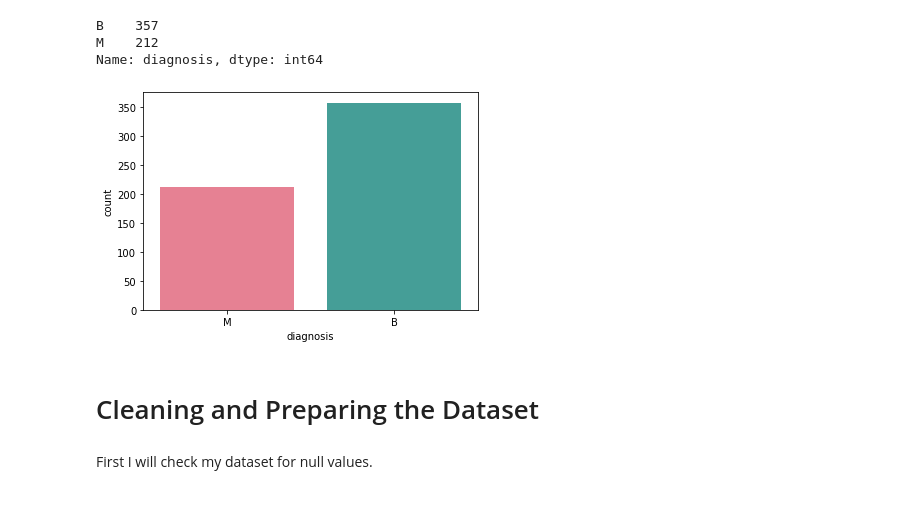
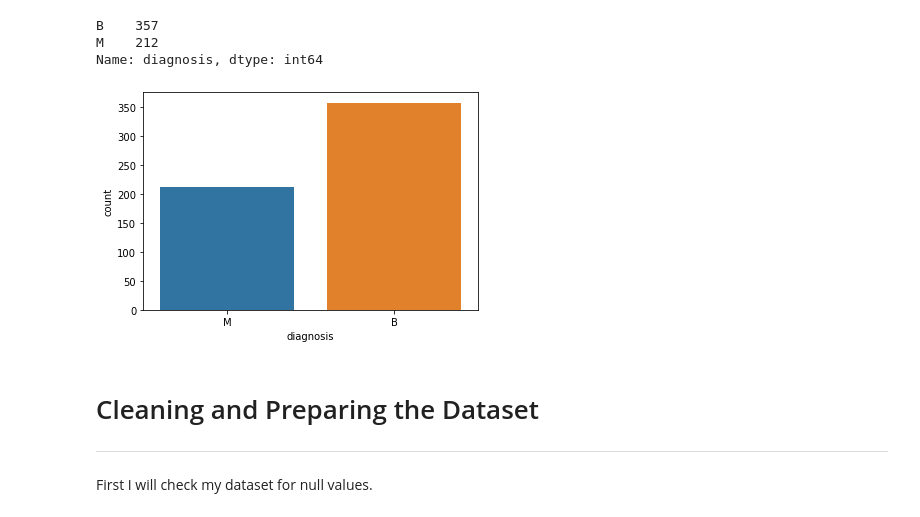
Before and after one commit to Scunnies/PfDA_Wisconsin_BC_dataset, a Jupyter notebook: Breast Cancer Wisconsin Dataset.ipynb, the cells around one changed output. Cells and saved outputs as stored; diff of their text form; code cells hidden in the pictures.

```diff
--- a/Breast Cancer Wisconsin Dataset.ipynb
+++ b/Breast Cancer Wisconsin Dataset.ipynb
@@ -83,11 +99,12 @@ B    357
 M    212
 Name: diagnosis, dtype: int64
 # %%
-sns.countplot(df['diagnosis'], palette = 'husl');
+sns.countplot(x = 'diagnosis', data = df); # plot the output
 # %% [output]
-[figure, old version]
+[figure, new version]
 # %% [markdown]
 # Cleaning and Preparing the Dataset
+***
 # %% [markdown]
 First I will check my dataset for null values.
 # %%
```
Also changed, not shown: parts of 16 cells of this notebook.
